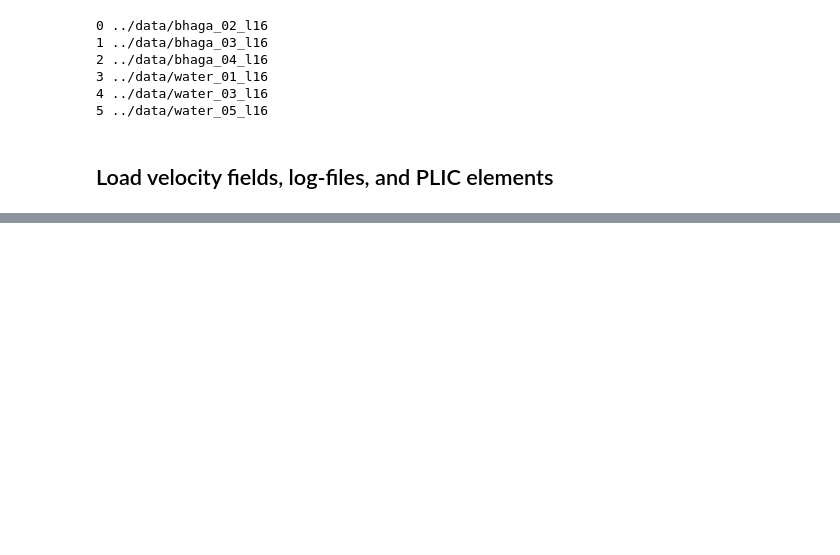
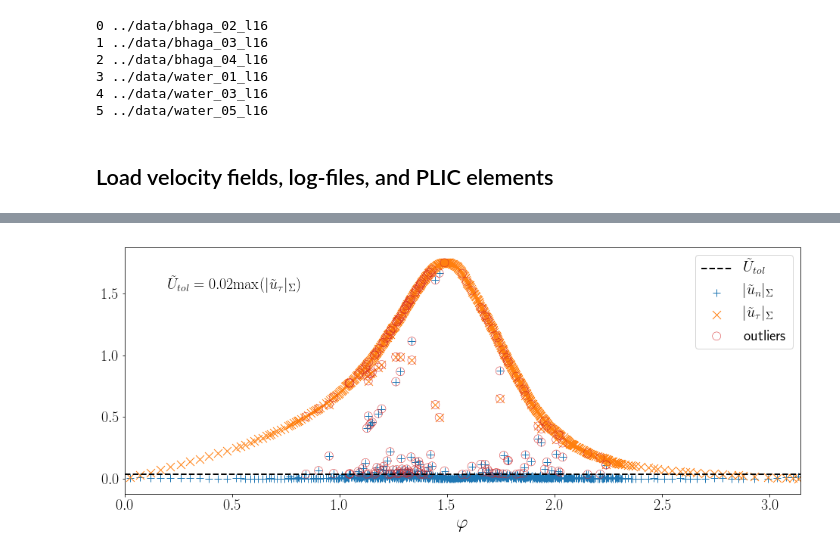
Before and after one commit to AndreWeiner/phd_notebooks, a Jupyter notebook: notebooks/basilisk_2D_interface_velocity.ipynb, the cells around one changed output, grey strips where cells are left out. Saved outputs shown, nothing was run; the diff lists cells and outputs as text; code cells hidden in the pictures; blank space fills up the shorter version.

```diff
--- a/notebooks/basilisk_2D_interface_velocity.ipynb
+++ b/notebooks/basilisk_2D_interface_velocity.ipynb
@@ -495,0 +136,35 @@ plt.savefig("u_t_complex.png", bbox_inches="tight")
+# %%
+# convinience function for saving plots as png and pdf
+def savefig(name):
+    path = "../output/"
+    plt.savefig(path + name + ".png", bbox_inches="tight")
+    plt.savefig(path + name + ".pdf", bbox_inches="tight")
+# %%
+# create examplary figure for thesis
+rc('text', usetex=True)
+fig, ax = plt.subplots(1, 1, figsize=(hm.figure_width, 6))
+
+case_name = "water_05_l16"
+rad, phi = all_facets[case_name].get_facet_centers(polar=True)
+u_n = np.absolute(all_facets[case_name].project_normal(vector=False)) / U_b[-1]
+u_t = np.absolute(all_facets[case_name].project_tangential(vector=False)) / U_b[-1]
+tol = 0.02 * np.max(u_t)
+outliers = np.absolute(u_n) < tol
+ax.scatter(phi, u_n, c="C0", marker="+", s=120, lw=1.0, label=r"$|\tilde{u}_{n}|_\Sigma$")
+ax.scatter(phi, u_t, c="C1", marker="x", s=120, lw=1.0, label=r"$|\tilde{u}_{\tau}|_\Sigma$")
+ax.scatter(np.ma.masked_array(phi, mask=outliers), np.ma.masked_array(u_t, mask=outliers),
+           marker="o", facecolors='none', edgecolors='C3', s=120, lw=0.5)
+ax.scatter(np.ma.masked_array(phi, mask=outliers), np.ma.masked_array(u_n, mask=outliers),
+           marker="o", facecolors='none', edgecolors='C3', s=120, lw=0.5, label=r"outliers")
+ax.axhline(tol, 0.0, 1.0, ls="--", lw=2, color="k", label=r"$\tilde{U}_{tol}$")
+
+ax.text(0.2, 1.5, r"$\tilde{U}_{tol} = 0.02\mathrm{max}(|\tilde{u}_\tau|_\Sigma)$",
+        horizontalalignment='left', verticalalignment='bottom', fontsize=hm.fontsize_legend)
+ax.tick_params(labelsize=hm.fontsize_tick)
+ax.set_xlabel(r"$\varphi$", fontsize=hm.fontsize_label)
+ax.set_xlim(0.0, np.pi)
+
+ax.legend(fontsize=hm.fontsize_legend)
+savefig("basilisk_2D_u_sigma_outliers")
+# %% [output]
+[figure, added]
```
Also changed, not shown: parts of 14 cells of this notebook, 2 other files.
